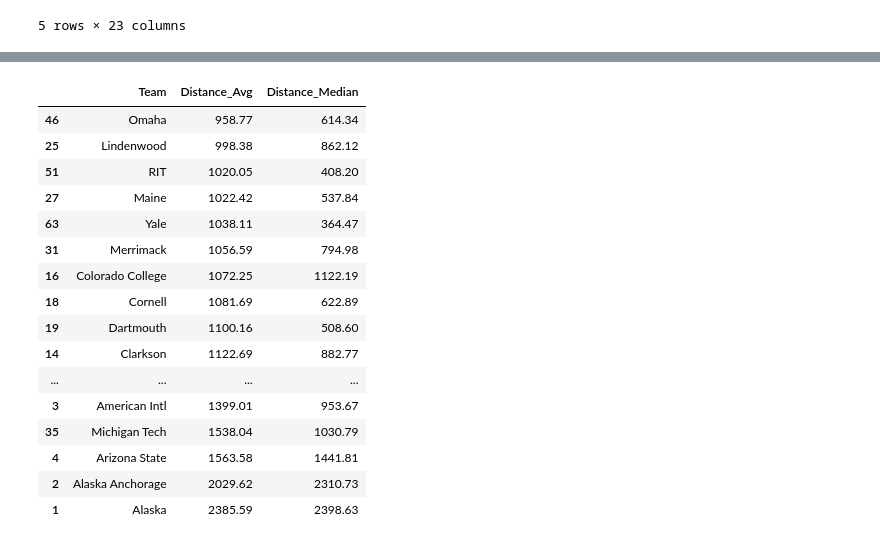
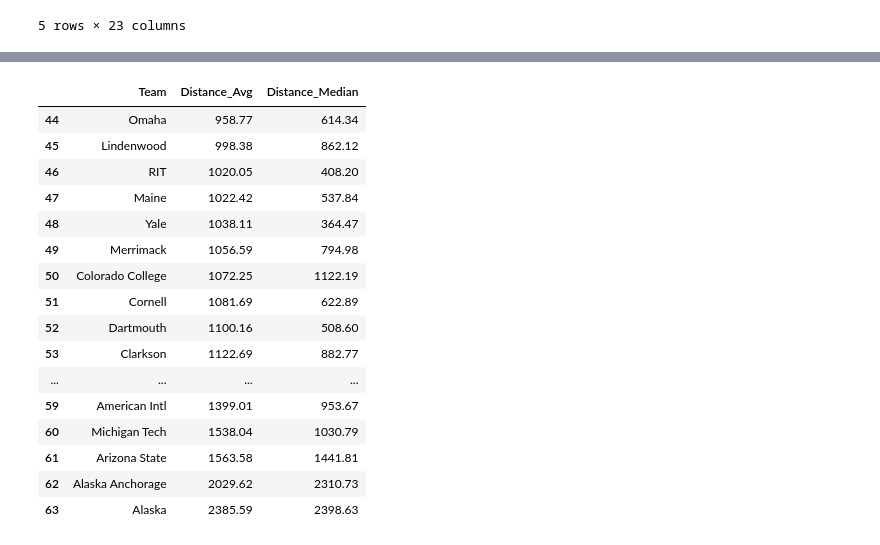
Before and after one commit to JSmith1826/college_hockey_2425, a Jupyter notebook: workbook/players_by_location.ipynb, the cells around one changed output, grey strips where cells are left out. Cells and saved outputs as stored; diff of their text form; code cells hidden in the pictures.

```diff
--- a/workbook/players_by_location.ipynb
+++ b/workbook/players_by_location.ipynb
@@ -661,45 +661,47 @@ memory usage: 335.7+ KB
 # %%
 merged_df.head()
 # merged_df.info()
 
 # Calculate the distance between the player's hometown and their home rink
 merged_df['Distance'] = merged_df.apply(
     lambda row: geodesic((row['Latitude'], row['Longitude']), (row['Rink_Lat'], row['Rink_Long'])).miles, axis=1
 )
 
 # Calculate the average distance for each team
 team_avg_distance = merged_df.groupby('Team')['Distance'].mean().reset_index()
 
 # Calculate the median distance for each team
 team_median_distance = merged_df.groupby('Team')['Distance'].median().reset_index()
 
 # Combine the average and median distances into a single DataFrame
 team_avg_distance = team_avg_distance.merge(team_median_distance, on='Team', suffixes=('_Avg', '_Median'))
 
 # Sort by average distance in ascending order
 team_avg_distance = team_avg_distance.sort_values(by='Distance_Avg')
 
 # Round to two decimal places for better readability
 team_avg_distance = team_avg_distance.round(2)
+# Reindex the DataFrame for better display
+team_avg_distance = team_avg_distance.reset_index(drop=True)
 
 # Display the average and median distances for each team
-team_avg_distance.head(10)
+# team_avg_distance.head(20)
 team_avg_distance.tail(20)
 # %% [output]
 |  | Team | Distance_Avg | Distance_Median |
-| 46 | Omaha | 958.77 | 614.34 |
-| 25 | Lindenwood | 998.38 | 862.12 |
-| 51 | RIT | 1020.05 | 408.20 |
-| 27 | Maine | 1022.42 | 537.84 |
-| 63 | Yale | 1038.11 | 364.47 |
-| 31 | Merrimack | 1056.59 | 794.98 |
-| 16 | Colorado College | 1072.25 | 1122.19 |
-| 18 | Cornell | 1081.69 | 622.89 |
-| 19 | Dartmouth | 1100.16 | 508.60 |
-| 14 | Clarkson | 1122.69 | 882.77 |
+| 44 | Omaha | 958.77 | 614.34 |
+| 45 | Lindenwood | 998.38 | 862.12 |
+| 46 | RIT | 1020.05 | 408.20 |
+| 47 | Maine | 1022.42 | 537.84 |
+| 48 | Yale | 1038.11 | 364.47 |
+| 49 | Merrimack | 1056.59 | 794.98 |
+| 50 | Colorado College | 1072.25 | 1122.19 |
+| 51 | Cornell | 1081.69 | 622.89 |
+| 52 | Dartmouth | 1100.16 | 508.60 |
+| 53 | Clarkson | 1122.69 | 882.77 |
 | ... | ... | ... | ... |
-| 3 | American Intl | 1399.01 | 953.67 |
-| 35 | Michigan Tech | 1538.04 | 1030.79 |
-| 4 | Arizona State | 1563.58 | 1441.81 |
-| 2 | Alaska Anchorage | 2029.62 | 2310.73 |
-| 1 | Alaska | 2385.59 | 2398.63 |
+| 59 | American Intl | 1399.01 | 953.67 |
+| 60 | Michigan Tech | 1538.04 | 1030.79 |
+| 61 | Arizona State | 1563.58 | 1441.81 |
+| 62 | Alaska Anchorage | 2029.62 | 2310.73 |
+| 63 | Alaska | 2385.59 | 2398.63 |
```
Also changed, not shown: 1 other file.
